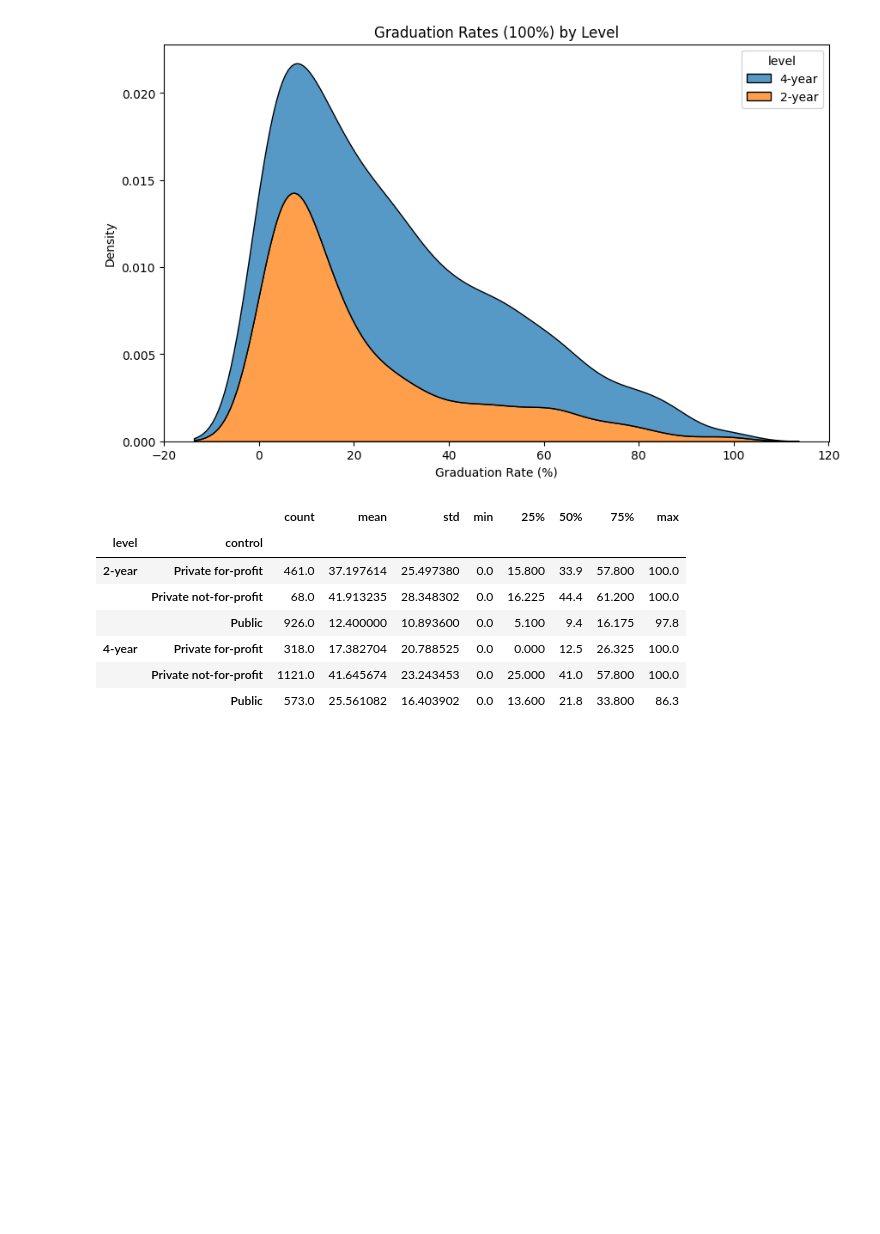
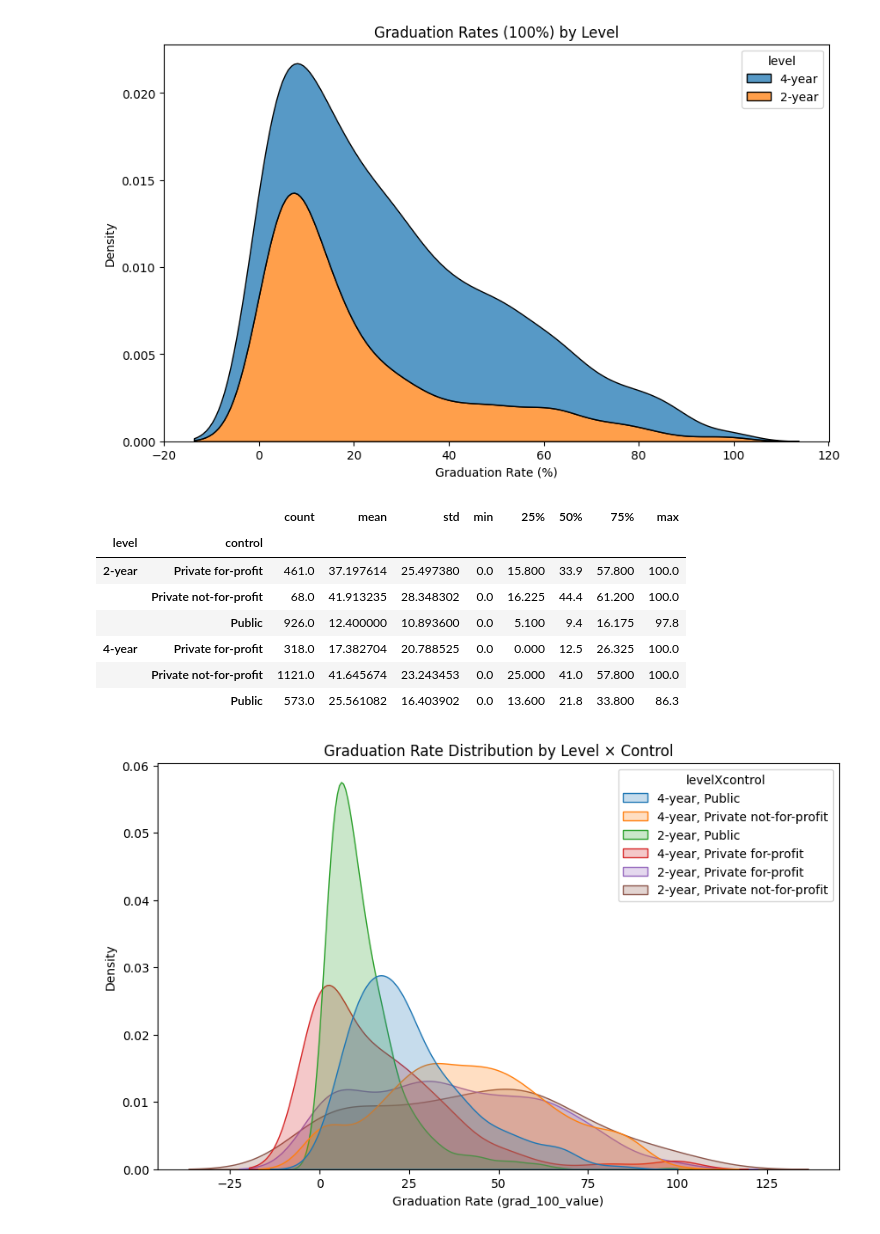
Before and after one commit to bburt26/visualization_assignment, a Jupyter notebook: assignment.ipynb, the cells around one changed output. Saved outputs shown, nothing was run; the diff lists cells and outputs as text; code cells hidden in the pictures; blank space fills up the shorter version.

```diff
--- a/assignment.ipynb
+++ b/assignment.ipynb
@@ -204,5 +204,27 @@ college.groupby(["level", "control"])["grad_100_value"].describe()
 |  | Private not-for-profit | 1121.0 | 41.645674 | 23.243453 | 0.0 | 25.000 | 41.0 | 57.800 | 100.0 |
 |  | Public | 573.0 | 25.561082 | 16.403902 | 0.0 | 13.600 | 21.8 | 33.800 | 86.3 |
 # %%
-# Question 2.6
+# Question 2.6 Create a new variable, df['levelXcontrol']=df['level']+',
+# '+df['control'] that interacts level and control. Make a grouped kernel density plot.
+# Which institutions appear to have the best graduation rates?
+
+college['levelXcontrol'] = college['level'] + ', ' + college['control']
+
+plt.figure(figsize=(10,6))
+sns.kdeplot(
+    data=college,
+    x='grad_100_value',
+    hue='levelXcontrol',
+    common_norm=False,
+    fill=True,
+)
+
+plt.title("Graduation Rate Distribution by Level × Control")
+plt.xlabel("Graduation Rate (grad_100_value)")
+plt.ylabel("Density")
+levels = college['levelXcontrol'].unique()
+colors = sns.color_palette(n_colors=len(levels))
+plt.show()
+# %% [output]
+[figure, added]
 # %%
```
Also changed, not shown: parts of 2 cells of this notebook.
